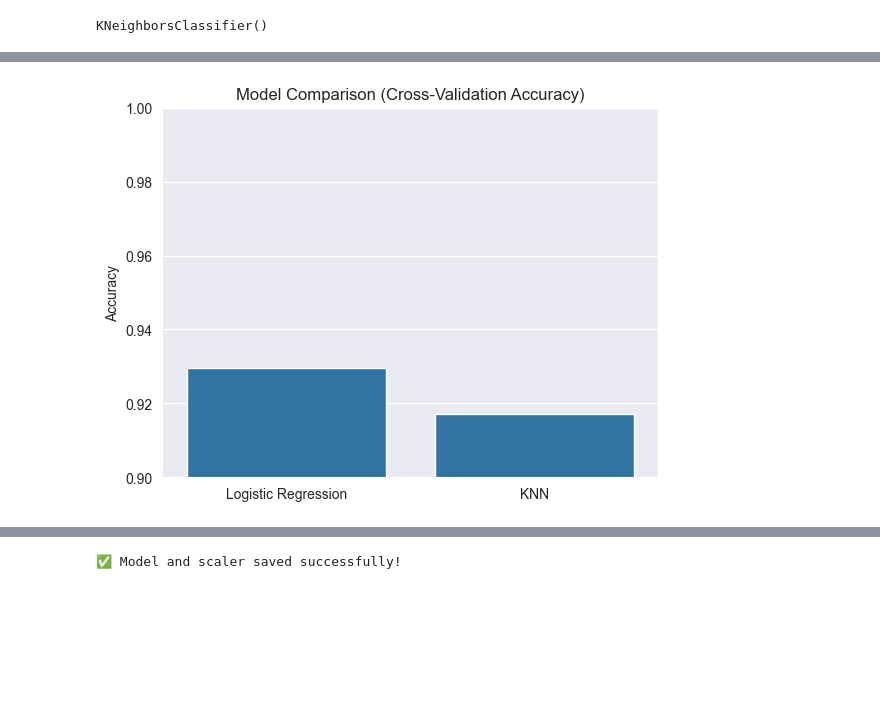
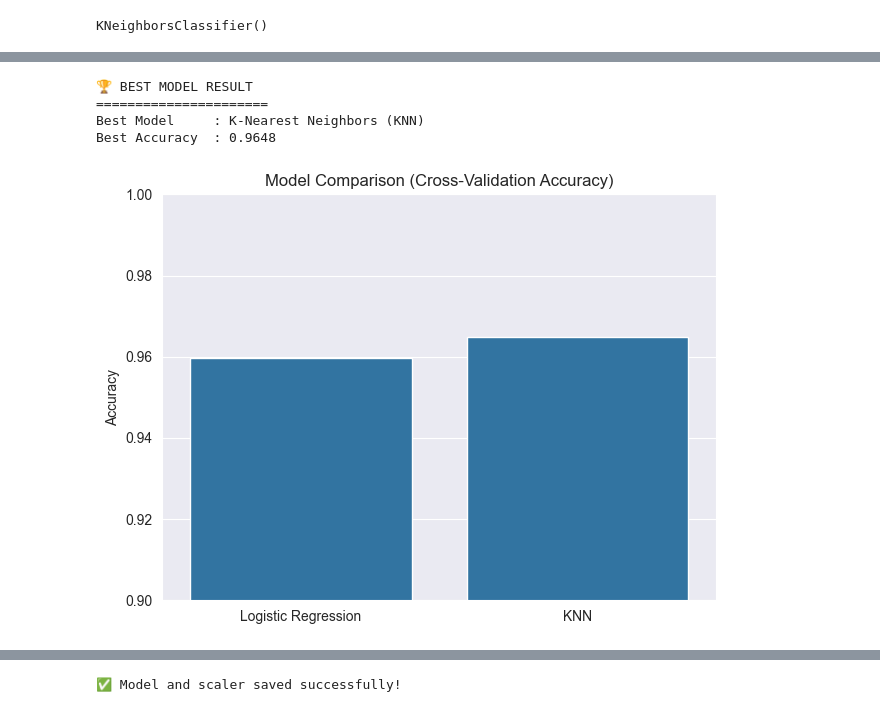
Before and after one commit to rezgui-yessin/cancer-breast-v2, a Jupyter notebook: sample.ipynb, the cells around one changed output, grey strips where cells are left out. Cells and saved outputs as stored; diff of their text form; code cells hidden in the pictures; blank space fills up the shorter version.

```diff
--- a/sample.ipynb
+++ b/sample.ipynb
@@ -113,0 +144,23 @@ plt.show()
+# %%
+X_all = df.drop('diagnosis', axis=1)
+y = df['diagnosis']
+
+X_all.replace([np.inf, -np.inf], np.nan, inplace=True)
+X_all.fillna(X_all.mean(), inplace=True)
+
+scaler_all = StandardScaler()
+X_scaled_all = scaler_all.fit_transform(X_all)
+
+# temporary model to get feature importance
+temp_model = LogisticRegression(max_iter=1000)
+temp_model.fit(X_scaled_all, y)
+
+feature_importance = pd.DataFrame({
+    'Feature': X_all.columns,
+    'Coefficient': np.abs(temp_model.coef_[0])
+}).sort_values(by='Coefficient', ascending=False)
+
+top10_features = feature_importance['Feature'].head(10).tolist()
+print("Top 10 Features:", top10_features)
+
+X = df[top10_features]
@@ -117,20 +172,6 @@ plt.show()
 # this x for feature matrix and y for target variable
 # we drop diagnosis column from feature matrix
 # and assign it to target variable y
-features = [
-    "radius_mean",
-    "texture_mean",
-    "perimeter_mean",
-    "area_mean",
-    "smoothness_mean"
-]
-
-X = df[features]
-y = df['diagnosis']
-
 X_train, X_test, y_train, y_test = train_test_split(
-    X, y,
-    test_size=0.3,
-    random_state=42,
-    stratify=y
+    X, y, test_size=0.3, random_state=42, stratify=y
 )
@@ -242,11 +332,37 @@ Mean CV Accuracy: 0.916993670886076
+# %%
+# ==============================
+# SELECT & PRINT BEST MODEL RESULT using CV scores comparison
+# ==============================
+
+log_acc = cv_scores_log.mean()
+knn_acc = cv_scores_knn.mean()
+
+if log_acc > knn_acc:
+    best_model_name = "Logistic Regression"
+    best_accuracy = log_acc
+else:
+    best_model_name = "K-Nearest Neighbors (KNN)"
+    best_accuracy = knn_acc
+
+print("\n🏆 BEST MODEL RESULT")
+print("======================")
+print(f"Best Model     : {best_model_name}")
+print(f"Best Accuracy  : {best_accuracy:.4f}")
+# %% [output]
+🏆 BEST MODEL RESULT
+======================
+Best Model     : K-Nearest Neighbors (KNN)
+Best Accuracy  : 0.9648
 # %%
 models = ['Logistic Regression', 'KNN']
 accuracy = [cv_scores_log.mean(), cv_scores_knn.mean()]
 
 sns.barplot(x=models, y=accuracy)
 plt.title("Model Comparison (Cross-Validation Accuracy)")
 plt.ylabel("Accuracy")
 plt.ylim(0.9,1)
+plt.tight_layout()
+plt.savefig("charts/model_comparison.png", dpi=300)
 plt.show()
 # %% [output]
-[figure, old version]
+[figure, new version]
```
Also changed, not shown: parts of 29 cells of this notebook, 10 other files.
